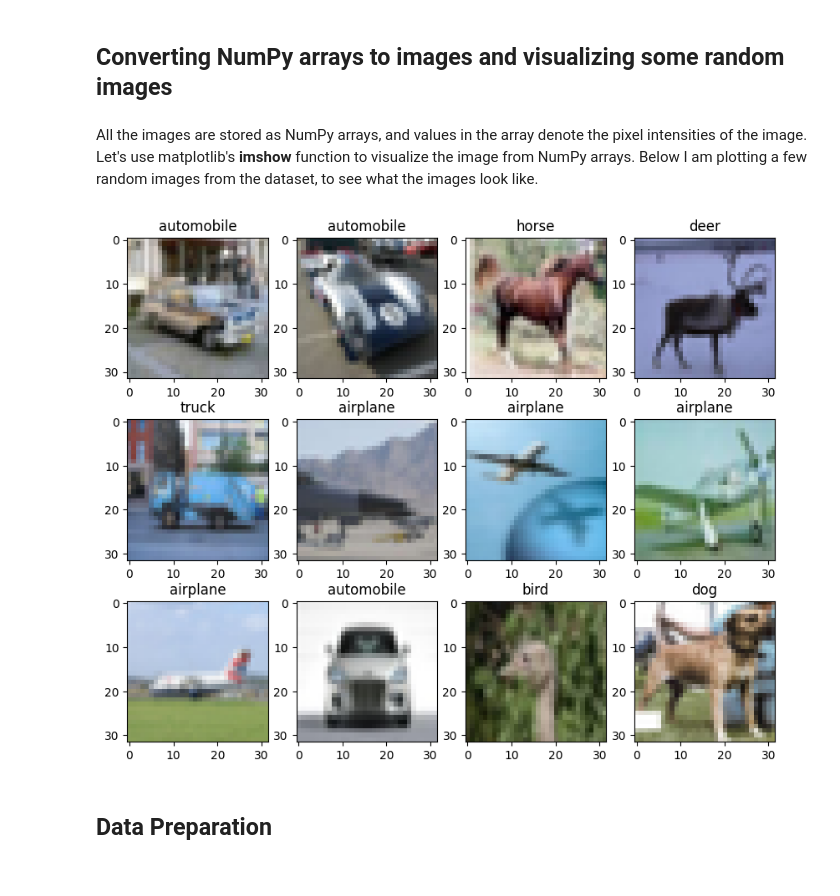
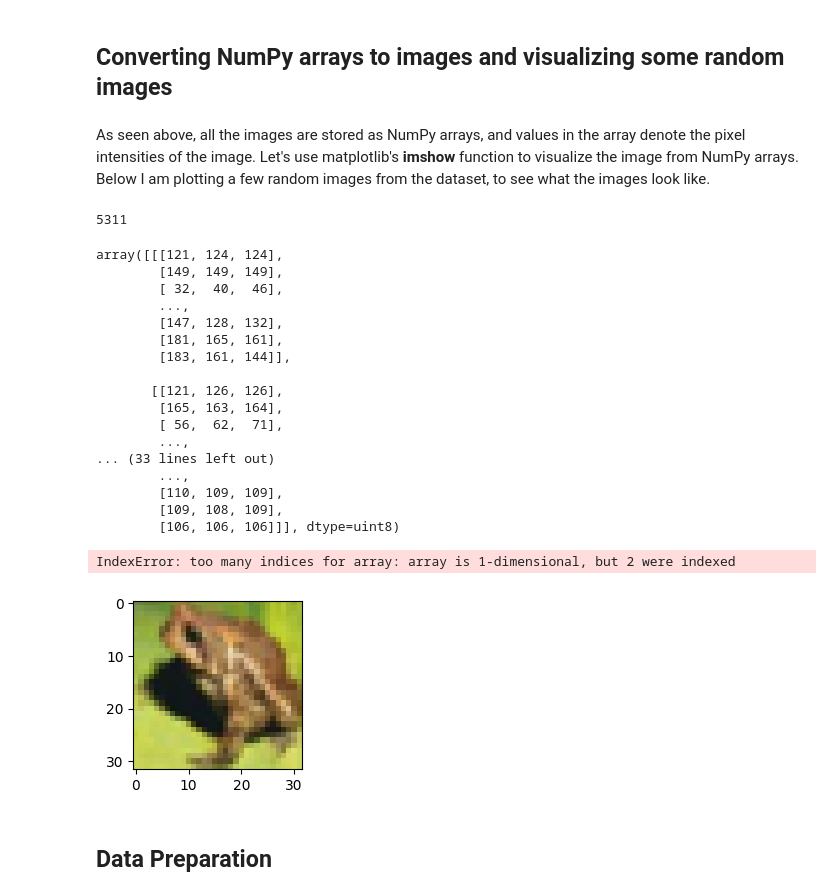
Before and after one commit to arashshams/Deep-Learning-CIFAR-Classifier, a Jupyter notebook: notebooks/CIFAR_10_Image_Classification.ipynb, the cells around one changed output. Saved outputs shown, nothing was run; the diff lists cells and outputs as text; code cells hidden in the pictures.

```diff
--- a/notebooks/CIFAR_10_Image_Classification.ipynb
+++ b/notebooks/CIFAR_10_Image_Classification.ipynb
@@ -133,38 +160,64 @@ x_test.shape
 # %% [markdown]
 ## **Converting NumPy arrays to images and visualizing some random images**
 # %% [markdown]
-All the images are stored as NumPy arrays, and values in the array denote the pixel intensities of the image. Let's use matplotlib's **imshow** function to visualize the image from NumPy arrays. Below I am plotting a few random images from the dataset, to see what the images look like.
+As seen above, all the images are stored as NumPy arrays, and values in the array denote the pixel intensities of the image. Let's use matplotlib's **imshow** function to visualize the image from NumPy arrays. Below I am plotting a few random images from the dataset, to see what the images look like.
 # %%
 # Declaring the number of classes
 num_classes = 10
 
 # Creating a list of category names in alphabetical order
 cifar10_classes = ["airplane", "automobile", "bird", "cat", "deer", "dog", "frog", "horse", "ship", "truck"]
+# %%
+random_index = np.random.randint(0, len(y_train_split))
+random_index
+# %% [output]
+5311
+# %%
+x_train_split[random_index, :]
+# %% [output]
+array([[[121, 124, 124],
+        [149, 149, 149],
+        [ 32,  40,  46],
+        ...,
+        [147, 128, 132],
+        [181, 165, 161],
+        [183, 161, 144]],
+
+       [[121, 126, 126],
+        [165, 163, 164],
+        [ 56,  62,  71],
+        ...,
+... (33 lines left out)
+        ...,
+        [110, 109, 109],
+        [109, 108, 109],
+        [106, 106, 106]]], dtype=uint8)
 # %%
 # Declaring the number of rows
 rows = 3
 
 # Declaring the number of columns
 cols = 4
 
 fig = plt.figure(figsize = (10, 8))
 
 for i in range(cols):
 
     for j in range(rows):
 
-        random_index = np.random.randint(0, len(y_train))
+        random_index = np.random.randint(0, len(y_train_split))
 
         ax = fig.add_subplot(rows, cols, i * rows + j + 1)
 
-        ax.imshow(x_train[random_index, :])
+        ax.imshow(x_train_split[random_index, :])
 
-        ax.set_title(cifar10_classes[y_train[random_index, 0]])
+        ax.set_title(cifar10_classes[y_train_split[random_index, 0]])
 
 # Display the plot
 plt.show()
 # %% [output]
+IndexError: too many indices for array: array is 1-dimensional, but 2 were indexed
-[figure, old version]
+[figure, new version]
 # %% [markdown]
 ## **Data Preparation**
 # %% [markdown]
```
Also changed, not shown: parts of 25 cells of this notebook.
